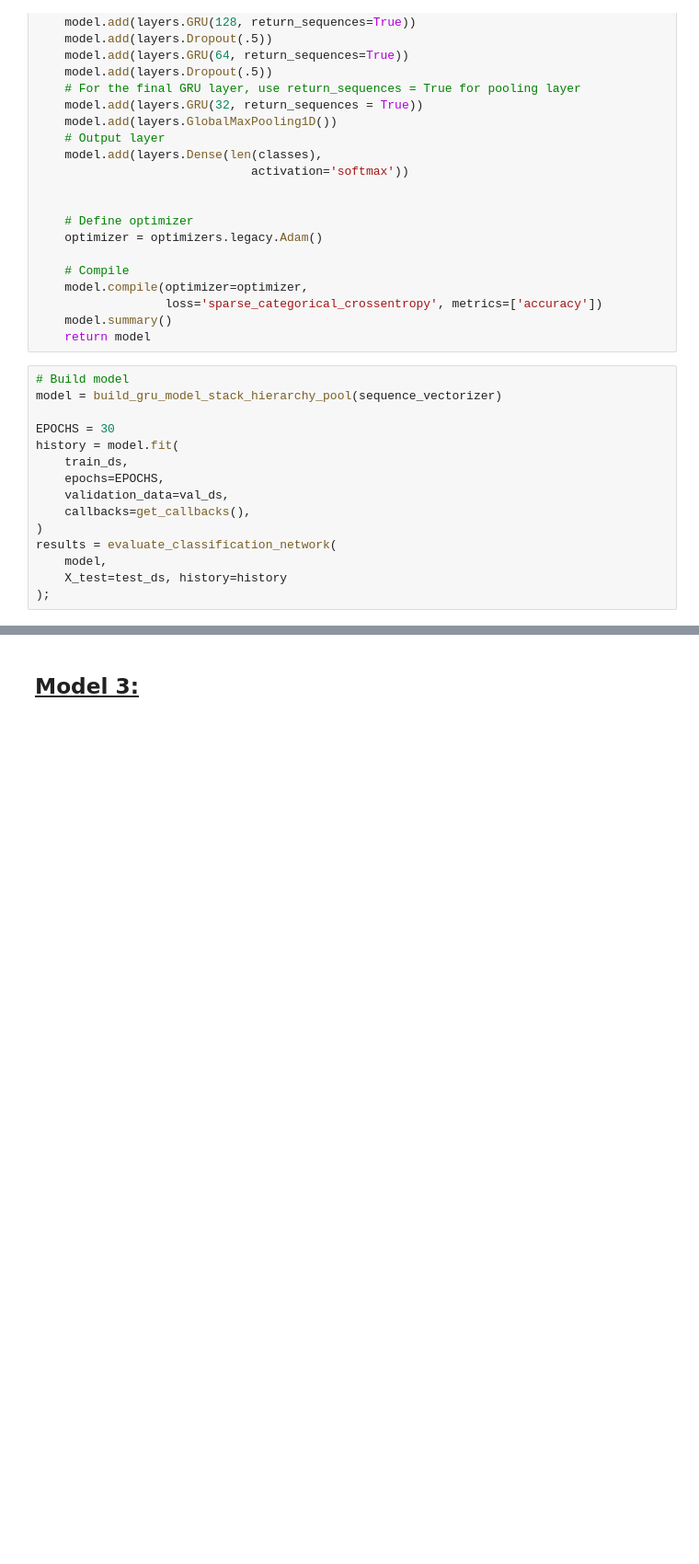
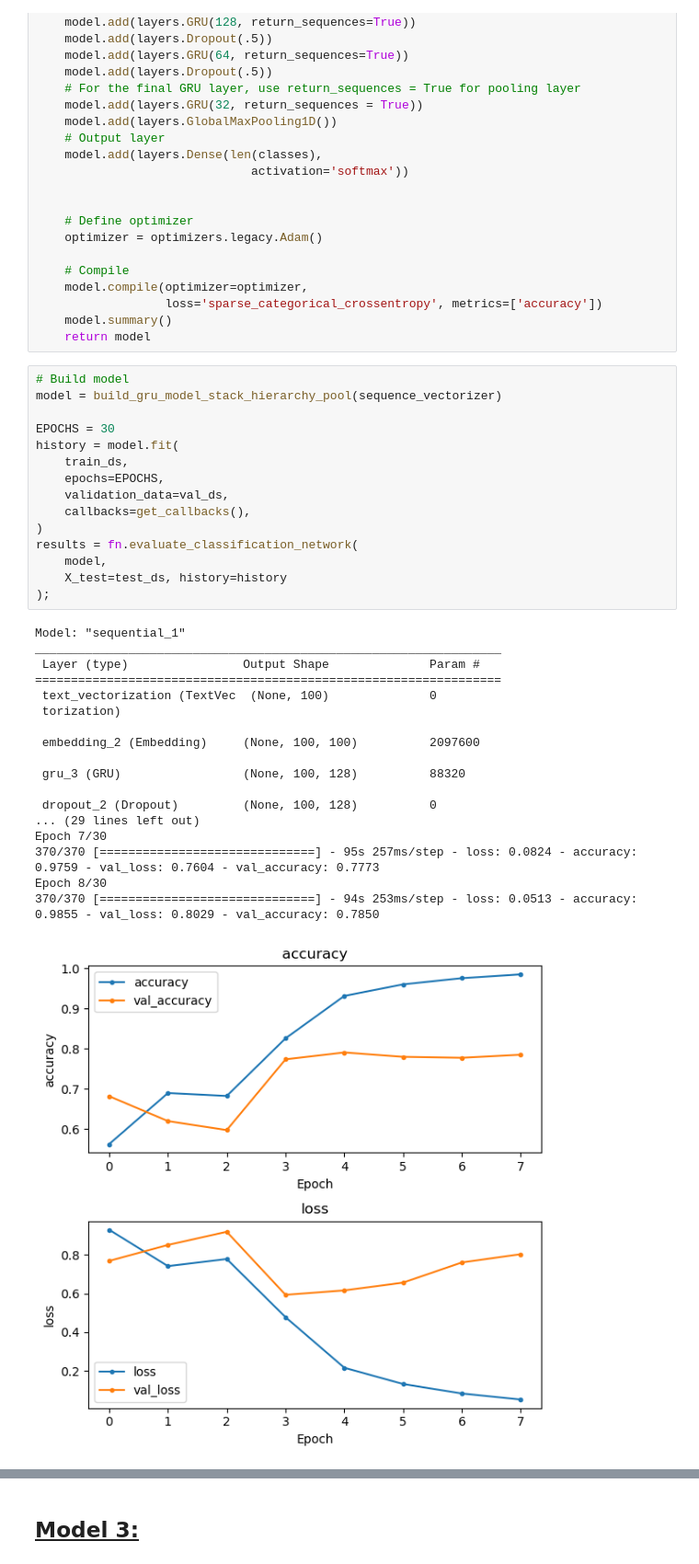
Before and after one commit to VALDE021/Core-Text-Classification-with-RNNS-EricNV, a Jupyter notebook: Core Text Classification with RNNs-EricNV.ipynb, the cells around one changed output, grey strips where cells are left out. Shown at 92% size. Saved outputs shown, nothing was run; the diff lists cells and outputs as text; blank space fills up the shorter version.

```diff
--- a/Core Text Classification with RNNs-EricNV.ipynb
+++ b/Core Text Classification with RNNs-EricNV.ipynb
@@ -434,15 +476,34 @@ def build_gru_model_stack_hierarchy_pool(text_vectorization_layer):
 # %%
 # Build model
 model = build_gru_model_stack_hierarchy_pool(sequence_vectorizer)
 
 EPOCHS = 30
 history = model.fit(
     train_ds,
     epochs=EPOCHS,
     validation_data=val_ds,
     callbacks=get_callbacks(),
 )
-results = evaluate_classification_network(
+results = fn.evaluate_classification_network(
     model,
     X_test=test_ds, history=history
 );
+# %% [output]
+Model: "sequential_1"
+_________________________________________________________________
+ Layer (type)                Output Shape              Param #
+=================================================================
+ text_vectorization (TextVec  (None, 100)              0
+ torization)
+
+ embedding_2 (Embedding)     (None, 100, 100)          2097600
+
+ gru_3 (GRU)                 (None, 100, 128)          88320
+
+ dropout_2 (Dropout)         (None, 100, 128)          0
+... (29 lines left out)
+Epoch 7/30
+370/370 [==============================] - 95s 257ms/step - loss: 0.0824 - accuracy: 0.9759 - val_loss: 0.7604 - val_accuracy: 0.7773
+Epoch 8/30
+370/370 [==============================] - 94s 253ms/step - loss: 0.0513 - accuracy: 0.9855 - val_loss: 0.8029 - val_accuracy: 0.7850
+[figure, added]
```
Also changed, not shown: parts of 19 cells of this notebook, 1 other file.
